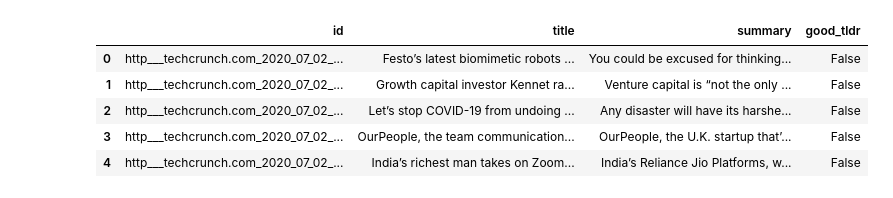
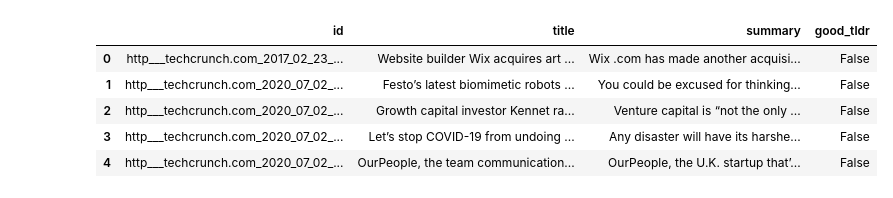
Before and after one commit to tldr-cloud/ai-news-recommendations, a Jupyter notebook: notebooks/lang_model.ipynb, the cells around one changed output. Saved outputs shown, nothing was run; the diff lists cells and outputs as text; code cells hidden in the pictures.

```diff
--- a/notebooks/lang_model.ipynb
+++ b/notebooks/lang_model.ipynb
@@ -20,23 +20,17 @@ Requirement already satisfied: zipp>=0.5 in /opt/conda/lib/python3.7/site-packag
 Note: you may need to restart the kernel to use updated packages.
 # %%
 from fastai.text.all import *
-# %%
-
-
-import pandas as pd
-# Read data from file 'filename.csv'
-# (in the same directory that your python process is based)
-# Control delimiters, rows, column names with read_csv (see later)
-data = pd.read_csv('local-summary-training-data.csv')
-# Preview the first 5 lines of the loaded data
-data.head()
-# %% [output]
-|  | id | title | summary | good_tldr |
-| 0 | http___techcrunch.com_2020_07_02_... | Festo’s latest biomimetic robots ... | You could be excused for thinking... | False |
-| 1 | http___techcrunch.com_2020_07_02_... | Growth capital investor Kennet ra... | Venture capital is “not the only ... | False |
-| 2 | http___techcrunch.com_2020_07_02_... | Let’s stop COVID-19 from undoing ... | Any disaster will have its harshe... | False |
-| 3 | http___techcrunch.com_2020_07_02_... | OurPeople, the team communication... | OurPeople, the U.K. startup that’... | False |
-| 4 | http___techcrunch.com_2020_07_02_... | India’s richest man takes on Zoom... | India’s Reliance Jio Platforms, w... | False |
+# %%
+import pandas as pd
+data = pd.read_csv('gs://tldr-training-dataset/summary-training-data.csv')
+data.head()
+# %% [output]
+|  | id | title | summary | good_tldr |
+| 0 | http___techcrunch.com_2017_02_23_... | Website builder Wix acquires art ... | Wix .com has made another acquisi... | False |
+| 1 | http___techcrunch.com_2020_07_02_... | Festo’s latest biomimetic robots ... | You could be excused for thinking... | False |
+| 2 | http___techcrunch.com_2020_07_02_... | Growth capital investor Kennet ra... | Venture capital is “not the only ... | False |
+| 3 | http___techcrunch.com_2020_07_02_... | Let’s stop COVID-19 from undoing ... | Any disaster will have its harshe... | False |
+| 4 | http___techcrunch.com_2020_07_02_... | OurPeople, the team communication... | OurPeople, the U.K. startup that’... | False |
 # %%
 data['all_text'] = data.title.astype(str).str.cat(data.summary.astype(str), sep=' ')
 data.head()
```
Also changed, not shown: parts of 14 cells of this notebook, 1 other file.
